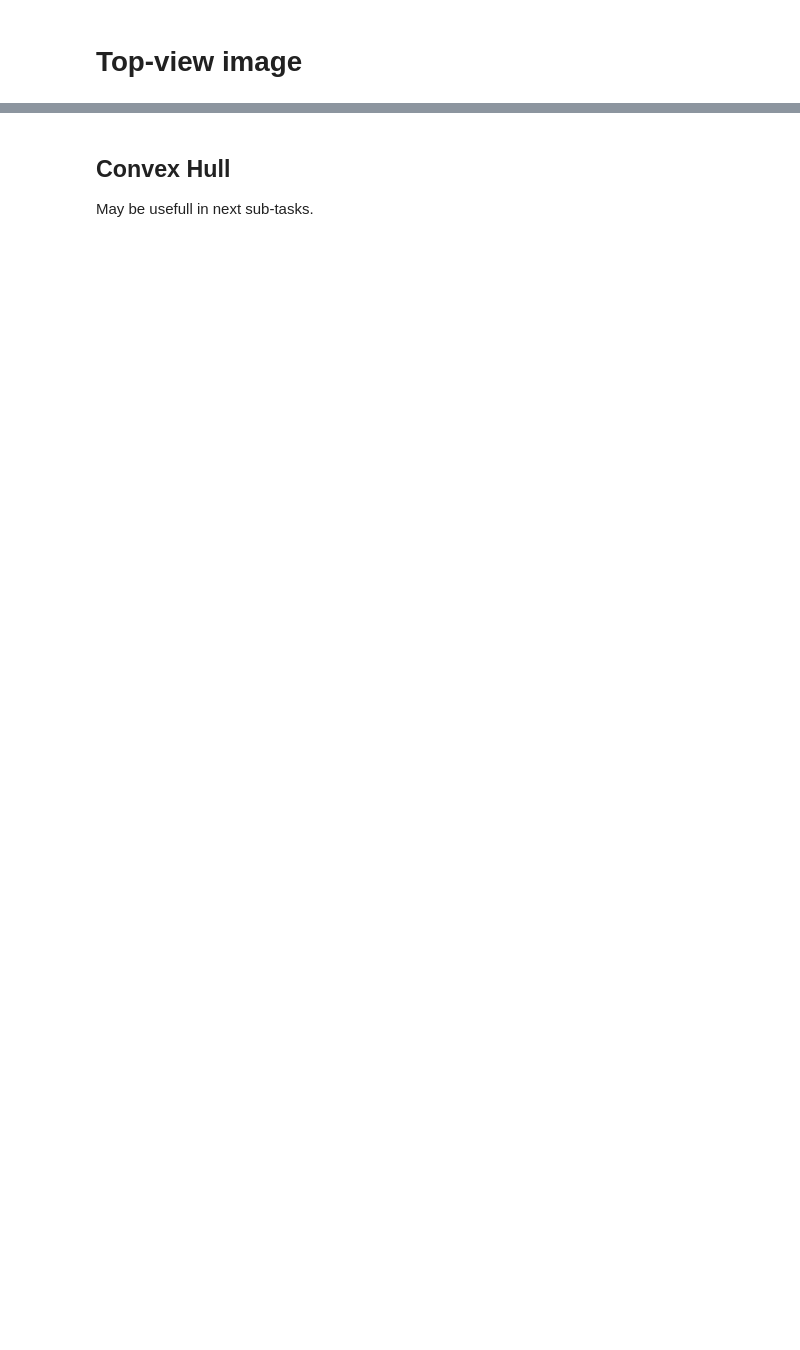
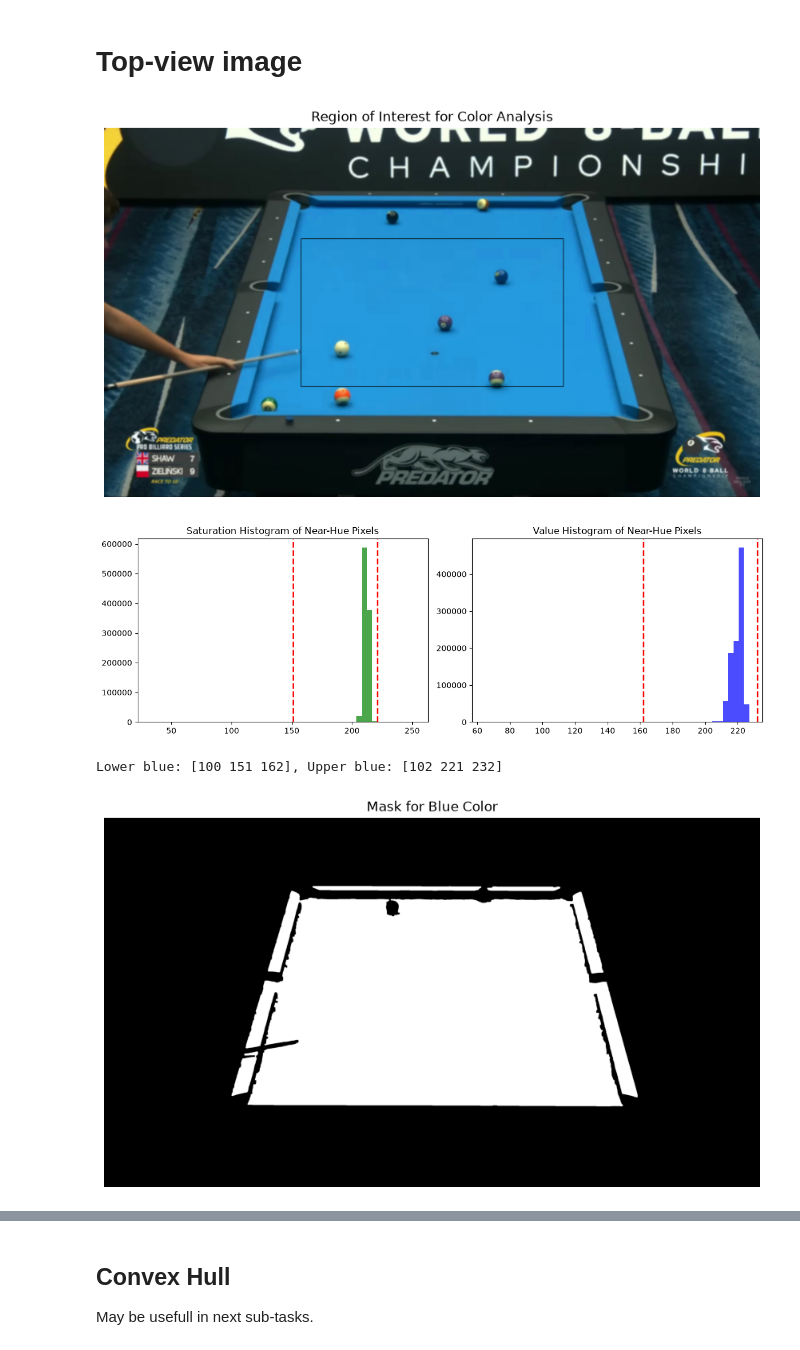
Before and after one commit to mansur-mustafin/Classical-CV-PoolBallDetection, a Jupyter notebook: notebooks/02-top-view.ipynb, the cells around one changed output, grey strips where cells are left out. Saved outputs shown, nothing was run; the diff lists cells and outputs as text; code cells hidden in the pictures; blank space fills up the shorter version.

```diff
--- a/notebooks/02-top-view.ipynb
+++ b/notebooks/02-top-view.ipynb
@@ -24,7 +24,7 @@ def get_upper_lower_blue(hsv_image, hue_window: float) -> tuple[np.ndarray, np.n
 
     hsv_image_copy = hsv_image.copy()
     cv2.rectangle(hsv_image_copy, (x0, y0), (x1, y1), (255, 0, 0), 2)
-    plt.figure(figsize=(12, 8))
+    plt.figure(figsize=(12, 6))
     plt.imshow(cv2.cvtColor(hsv_image_copy, cv2.COLOR_HSV2RGB))
     plt.axis('off')
     plt.title('Region of Interest for Color Analysis')
@@ -67,7 +67,7 @@ def get_upper_lower_blue(hsv_image, hue_window: float) -> tuple[np.ndarray, np.n
         min(v_dominant + 10, 255)
     ], dtype=np.uint8)
 
-    plt.figure(figsize=(12, 5))
+    plt.figure(figsize=(12, 4))
     plt.subplot(1, 2, 1)
     plt.hist(S[near_hue].ravel(), bins=50, color='green', alpha=0.7)
     plt.axvline(lower_blue[1], color='red', linestyle='dashed', linewidth=2)
@@ -110,34 +110,39 @@ def keep_only_close_contours(mask, distance_threshold=100):
 image = cv2.imread(str(IMAGE_PATH))
 image = cv2.resize(
     image,
     (3360, int(image.shape[0] * 3360 / image.shape[1])),
     interpolation=cv2.INTER_AREA
 )
 image = cv2.cvtColor(image, cv2.COLOR_BGR2RGB)
 
 image_blur = cv2.GaussianBlur(image, (15, 15), 0)
 hsv_image = cv2.cvtColor(image_blur, cv2.COLOR_RGB2HSV)
 
 lower_blue, upper_blue, (x0, y0, x1, y1) = get_upper_lower_blue(hsv_image, hue_window=1)
 print(f"Lower blue: {lower_blue}, Upper blue: {upper_blue}")
 
 mask_table = cv2.inRange(hsv_image, lower_blue, upper_blue)
 
 kernel = np.ones((7, 7), np.uint8)
 mask_table = cv2.morphologyEx(mask_table, cv2.MORPH_OPEN, kernel)
 mask_table = cv2.morphologyEx(mask_table, cv2.MORPH_CLOSE, kernel)
 
 mask_table, _ = keep_only_close_contours(mask_table, distance_threshold=50)
 
 ###########################
 ##         DEBUG         ##
 ###########################
 
-plt.figure(figsize=(12, 8))
+plt.figure(figsize=(12, 6))
 plt.imshow(mask_table, cmap='gray')
 plt.axis('off')
 plt.title('Mask for Blue Color')
 plt.show()
+# %% [output]
+[figure, added]
+[figure, added]
+Lower blue: [100 151 162], Upper blue: [102 221 232]
+[figure, added]
 # %%
 def get_lines(mask_image, min_length=250):
     edges = cv2.Canny(mask_image, 50, 150)
```
Also changed, not shown: parts of 10 cells of this notebook, 4 other files.
